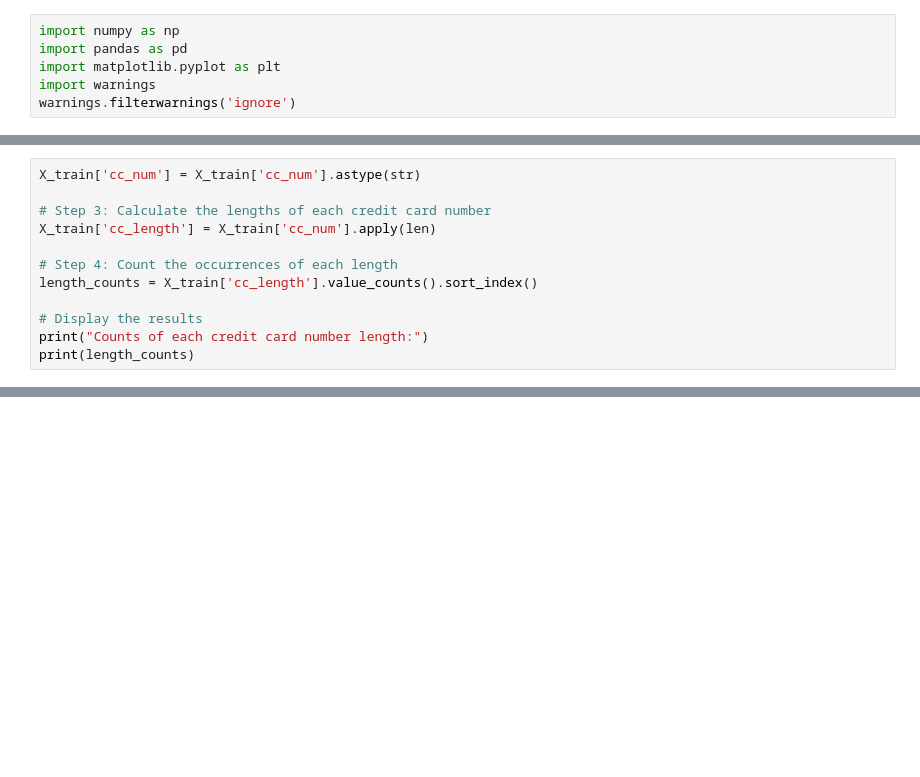
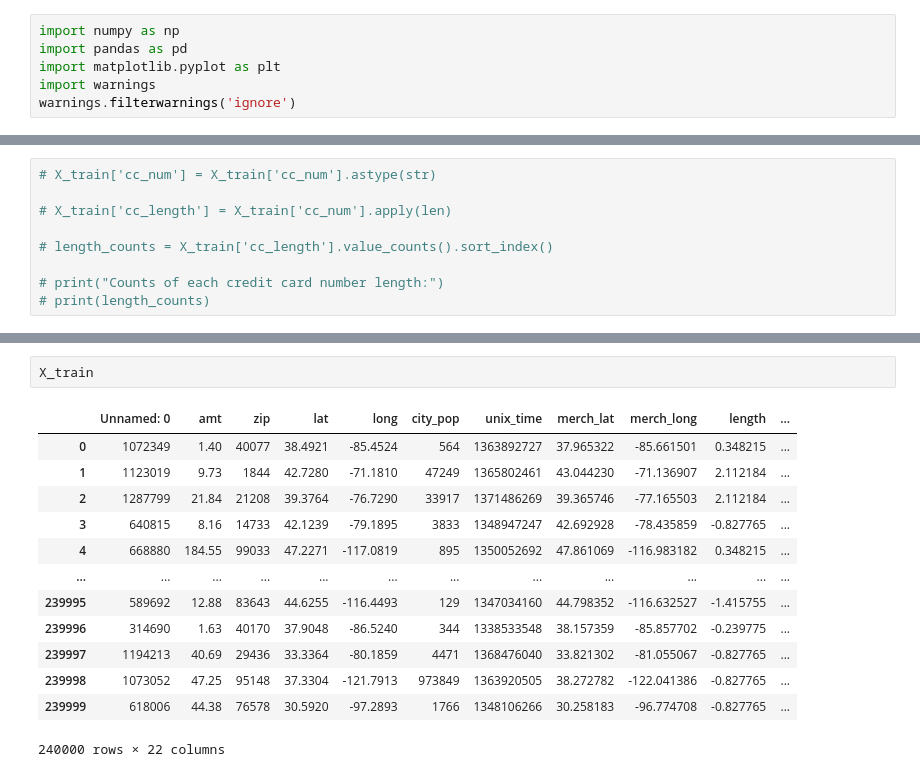
Before and after one commit to jiaweiho72/BT4012, a Jupyter notebook: notebooks/test.ipynb, the cells around one changed output, grey strips where cells are left out. Saved outputs shown, nothing was run; the diff lists cells and outputs as text; blank space fills up the shorter version.

```diff
--- a/notebooks/test.ipynb
+++ b/notebooks/test.ipynb
@@ -106,12 +41,9 @@ X_train = train
 # %%
-X_train['cc_num'] = X_train['cc_num'].astype(str)
+# X_train['cc_num'] = X_train['cc_num'].astype(str)
 
-# Step 3: Calculate the lengths of each credit card number
-X_train['cc_length'] = X_train['cc_num'].apply(len)
+# X_train['cc_length'] = X_train['cc_num'].apply(len)
 
-# Step 4: Count the occurrences of each length
-length_counts = X_train['cc_length'].value_counts().sort_index()
+# length_counts = X_train['cc_length'].value_counts().sort_index()
 
-# Display the results
-print("Counts of each credit card number length:")
-print(length_counts)
+# print("Counts of each credit card number length:")
+# print(length_counts)
@@ -355,0 +334,16 @@ X_train
+# %%
+X_train
+# %% [output]
+|  | Unnamed: 0 | amt | zip | lat | long | city_pop | unix_time | merch_lat | merch_long | length | ... |
+| 0 | 1072349 | 1.40 | 40077 | 38.4921 | -85.4524 | 564 | 1363892727 | 37.965322 | -85.661501 | 0.348215 | ... |
+| 1 | 1123019 | 9.73 | 1844 | 42.7280 | -71.1810 | 47249 | 1365802461 | 43.044230 | -71.136907 | 2.112184 | ... |
+| 2 | 1287799 | 21.84 | 21208 | 39.3764 | -76.7290 | 33917 | 1371486269 | 39.365746 | -77.165503 | 2.112184 | ... |
+| 3 | 640815 | 8.16 | 14733 | 42.1239 | -79.1895 | 3833 | 1348947247 | 42.692928 | -78.435859 | -0.827765 | ... |
+| 4 | 668880 | 184.55 | 99033 | 47.2271 | -117.0819 | 895 | 1350052692 | 47.861069 | -116.983182 | 0.348215 | ... |
+| ... | ... | ... | ... | ... | ... | ... | ... | ... | ... | ... | ... |
+| 239995 | 589692 | 12.88 | 83643 | 44.6255 | -116.4493 | 129 | 1347034160 | 44.798352 | -116.632527 | -1.415755 | ... |
+| 239996 | 314690 | 1.63 | 40170 | 37.9048 | -86.5240 | 344 | 1338533548 | 38.157359 | -85.857702 | -0.239775 | ... |
+| 239997 | 1194213 | 40.69 | 29436 | 33.3364 | -80.1859 | 4471 | 1368476040 | 33.821302 | -81.055067 | -0.827765 | ... |
+| 239998 | 1073052 | 47.25 | 95148 | 37.3304 | -121.7913 | 973849 | 1363920505 | 38.272782 | -122.041386 | -0.827765 | ... |
+| 239999 | 618006 | 44.38 | 76578 | 30.5920 | -97.2893 | 1766 | 1348106266 | 30.258183 | -96.774708 | -0.827765 | ... |
+240000 rows × 22 columns
```
Also changed, not shown: parts of 17 cells of this notebook.
